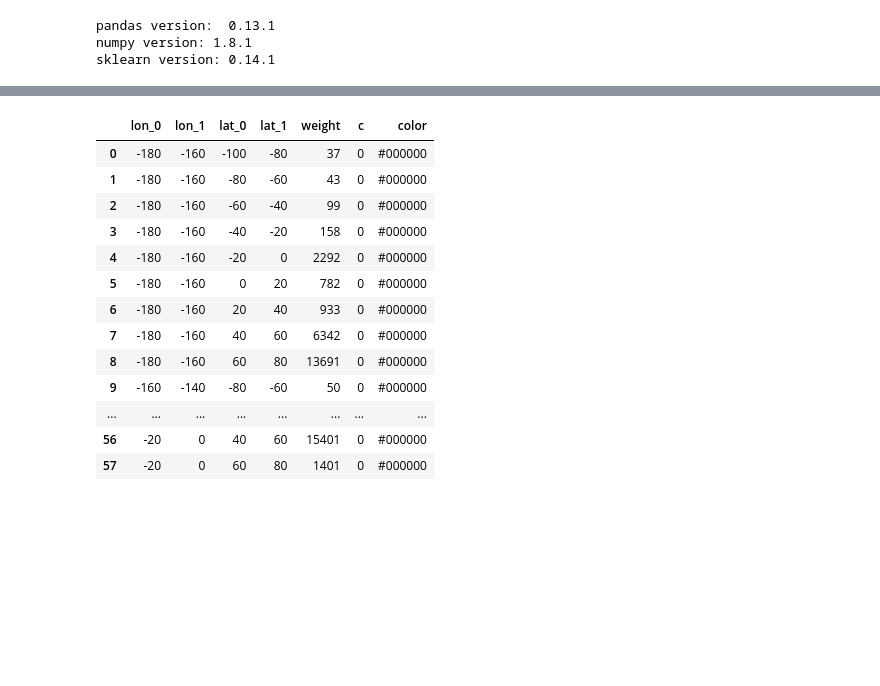
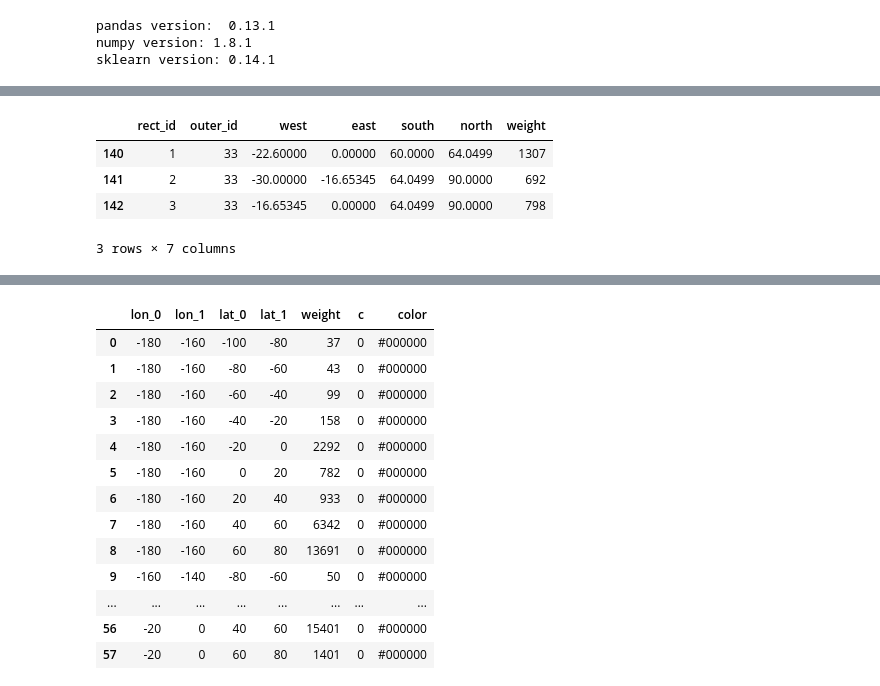
Before and after one commit to panagosg7/UCSD_BigData, a Jupyter notebook: notebooks/weather.mapreduce/05_Main.ipynb, the cells around one changed output, grey strips where cells are left out. Drawn from its saved outputs; the diff is of its cells as text; code cells hidden in the pictures; blank space fills up the shorter version.

```diff
--- a/notebooks/weather.mapreduce/05_Main.ipynb
+++ b/notebooks/weather.mapreduce/05_Main.ipynb
@@ -94,3 +87,12 @@ hi._rectangles
+# %%
+r = hi._rectangles
+r[r['outer_id']==33]
+# %% [output]
+|  | rect_id | outer_id | west | east | south | north | weight |
+| 140 | 1 | 33 | -22.60000 | 0.00000 | 60.0000 | 64.0499 | 1307 |
+| 141 | 2 | 33 | -30.00000 | -16.65345 | 64.0499 | 90.0000 | 692 |
+| 142 | 3 | 33 | -16.65345 | 0.00000 | 64.0499 | 90.0000 | 798 |
+3 rows × 7 columns
 # %%
 hi.plot_map_plus()
 # %% [output]
```
Also changed, not shown: parts of 8 cells of this notebook, 4 other files.
